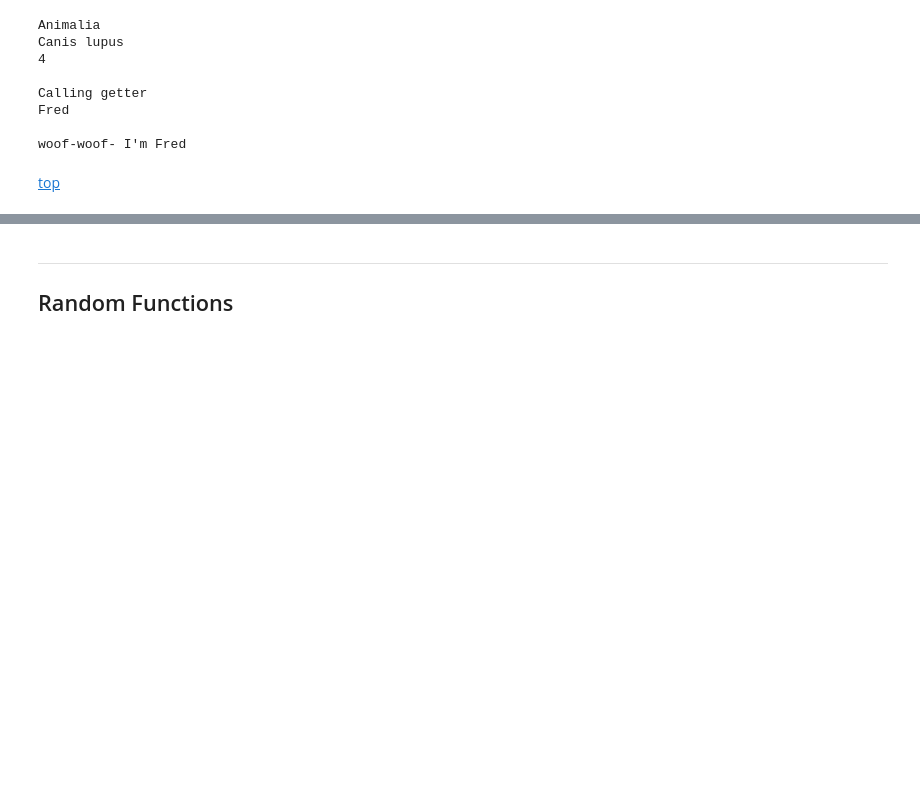
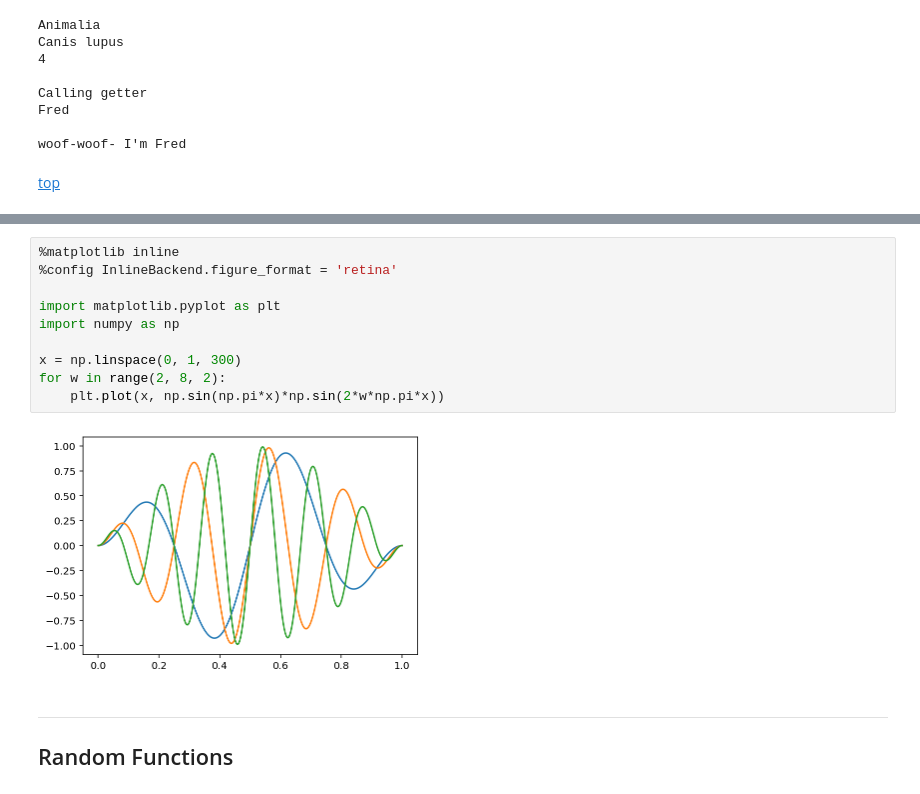
Before and after one commit to osrow/Python_Notes, a Jupyter notebook: Python_Notes.ipynb, the cells around one changed output, grey strips where cells are left out. Saved outputs shown, nothing was run; the diff lists cells and outputs as text; blank space fills up the shorter version.

```diff
--- a/Python_Notes.ipynb
+++ b/Python_Notes.ipynb
@@ -352,3 +358,15 @@ woof-woof- I'm Fred
+# %%
+%matplotlib inline
+%config InlineBackend.figure_format = 'retina'
+
+import matplotlib.pyplot as plt
+import numpy as np
+
+x = np.linspace(0, 1, 300)
+for w in range(2, 8, 2):
+    plt.plot(x, np.sin(np.pi*x)*np.sin(2*w*np.pi*x))
+# %% [output]
+[figure, added]
 # %% [markdown]
 ------------------------------------------------------------------------------------------
  ## Random Functions <a id='random_functions'></a>
```
Also changed, not shown: parts of 3 cells of this notebook.
